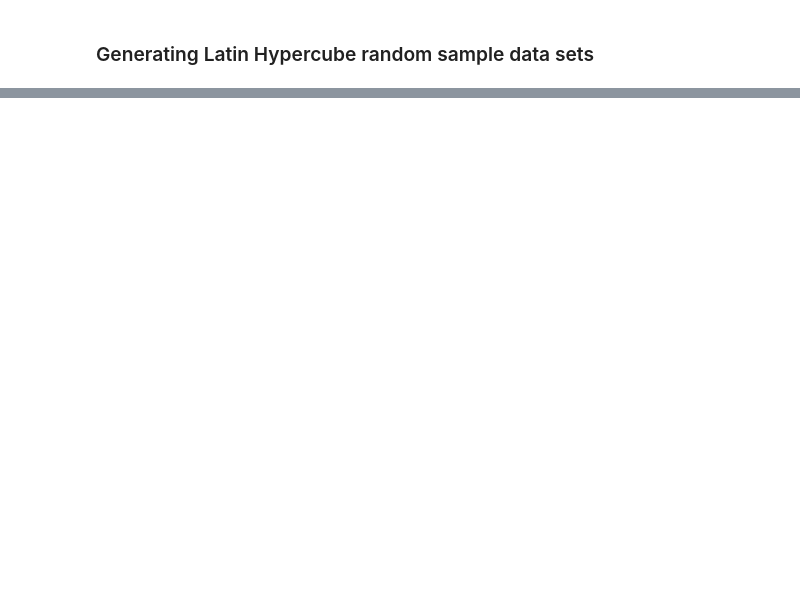
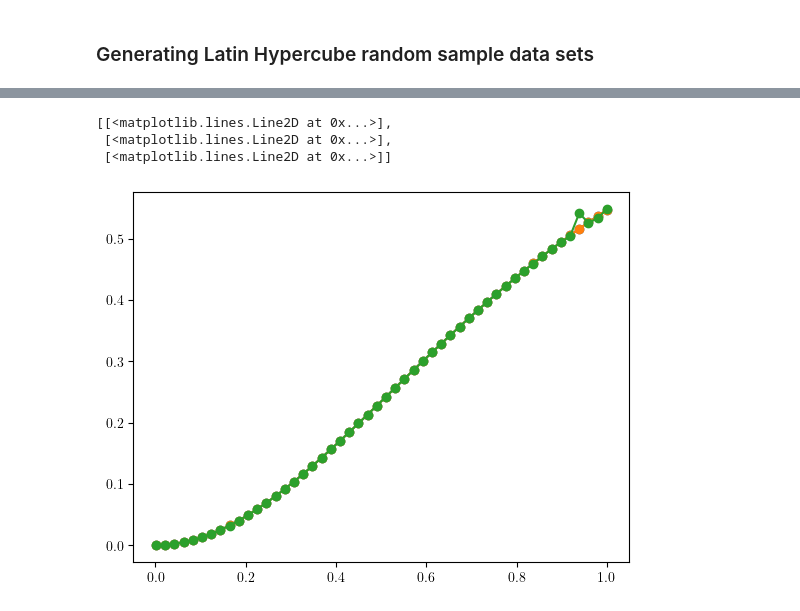
Before and after one commit to Emanuel-Schwarzhans/Quantum-detectors-as-autonomous-machines-assessing-the-thermodynamics-of-information-acquisit-co, a Jupyter notebook: thermal_single_photon_activation_amplification.ipynb, the cells around one changed output, grey strips where cells are left out. Cells and saved outputs as stored; diff of their text form; code cells hidden in the pictures; blank space fills up the shorter version.

```diff
--- a/thermal_single_photon_activation_amplification.ipynb
+++ b/thermal_single_photon_activation_amplification.ipynb
@@ -1140,27 +287,0 @@ KeyboardInterrupt:
-# %%
-d_l=5
-# Interaction strenghts
-g_sl=1
-g_ml=1
-
-# Energies
-#e_l=1/(d_l-3)
-
-e_max=5
-e_s=0.1
-e_C=0.8
-e_l=(e_max-e_s)/(d_l-2)
-e_H=e_l+e_C
-
-t_f = 200 #final time
-t_steps = 1000 # num of timesteps
-
-# Jump rates
-rateM=1
-rateB=0.01
-rateD=1
-TH=10
-TC=0.1
-Tb=TC
-Td=TC
-darkcount_RB_list=[dark_counts(get_dynamics(rateM,rateB,rateD,TH,TC,Tb,Td,e_s,e_C,(e_max-e_s)/(d_l-2),d_l,t_f,t_steps)) for rateB in np.linspace(0.001,0.5,30)]
@@ -1458,0 +430,14 @@ Quantum object: dims=[[4], [4]], shape=(4, 4), type='oper', dtype=Dense, isherm=
+# %%
+plot_list_2=[]
+parameters["TC"]=0.05
+parameters["g_ml"]=1.8
+for TV in [-0.2,-0.23,-0.28]:
+    parameters["TV"]=TV
+    plot_list_2.append(L_get_FoM_vari_one_parameter(parameters,"rateD",np.linspace(0.001,1,50)))
+# %%
+[plt.plot(plot["rateD"].values,plot["efficiency"].values,marker="o") for plot in plot_list_2]
+# %% [output]
+[[<matplotlib.lines.Line2D at 0x...>],
+ [<matplotlib.lines.Line2D at 0x...>],
+ [<matplotlib.lines.Line2D at 0x...>]]
+[figure, added]
```
Also changed, not shown: parts of 131 cells of this notebook, 8 other files.
